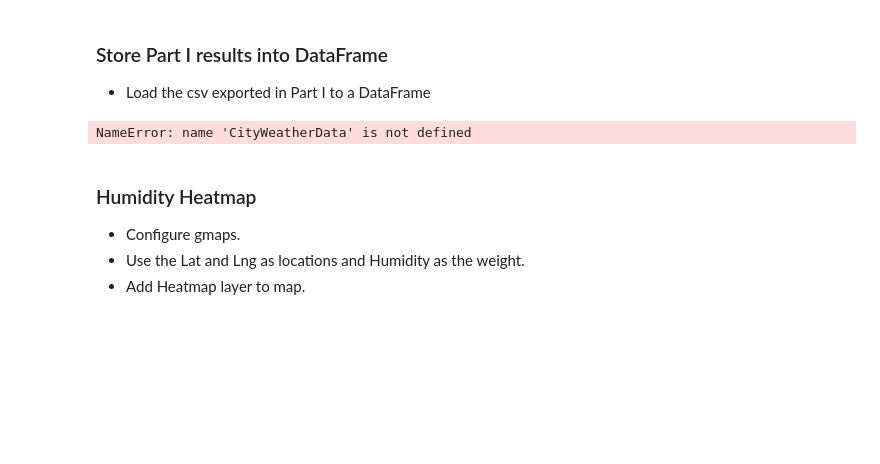
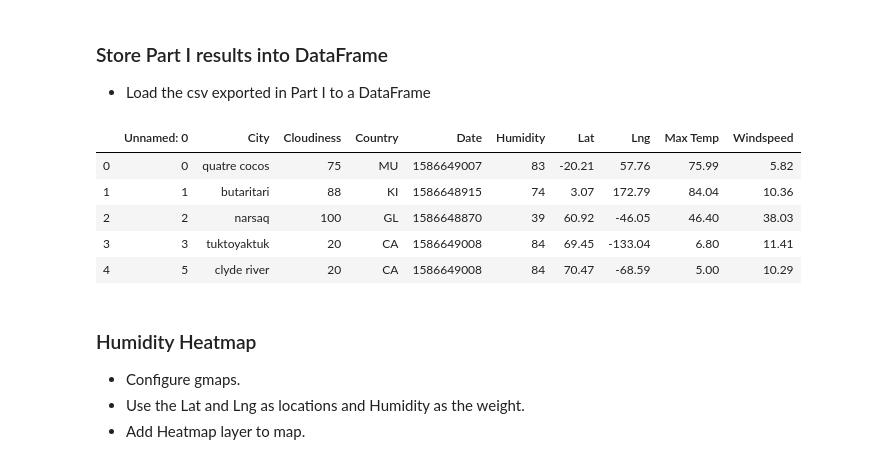
Before and after one commit to my3matt/API-challenge, a Jupyter notebook: WeatherPy/VacationPy.ipynb, the cells around one changed output. Drawn from its saved outputs; the diff is of its cells as text; code cells hidden in the pictures; blank space fills up the shorter version.

```diff
--- a/WeatherPy/VacationPy.ipynb
+++ b/WeatherPy/VacationPy.ipynb
@@ -23,11 +22,19 @@ ModuleNotFoundError: No module named 'api_keys'
 # %%
 #output file
 #save df to csv
 #ctweather_df.to_csv("CityWeatherData.csv")
 
-loadctweather_df = pd.read_csv(CityWeatherData)
+ctweatherdata_csv = "../WeatherPy/CityWeatherData.csv"
+loadctweather_df = pd.read_csv(ctweatherdata_csv)
+
+loadctweather_df.head()
 # %% [output]
-NameError: name 'CityWeatherData' is not defined
+|  | Unnamed: 0 | City | Cloudiness | Country | Date | Humidity | Lat | Lng | Max Temp | Windspeed |
+| 0 | 0 | quatre cocos | 75 | MU | 1586649007 | 83 | -20.21 | 57.76 | 75.99 | 5.82 |
+| 1 | 1 | butaritari | 88 | KI | 1586648915 | 74 | 3.07 | 172.79 | 84.04 | 10.36 |
+| 2 | 2 | narsaq | 100 | GL | 1586648870 | 39 | 60.92 | -46.05 | 46.40 | 38.03 |
+| 3 | 3 | tuktoyaktuk | 20 | CA | 1586649008 | 84 | 69.45 | -133.04 | 6.80 | 11.41 |
+| 4 | 5 | clyde river | 20 | CA | 1586649008 | 84 | 70.47 | -68.59 | 5.00 | 10.29 |
 # %% [markdown]
 ### Humidity Heatmap
 * Configure gmaps.
```
Also changed, not shown: parts of 4 cells of this notebook, 2 other files.
